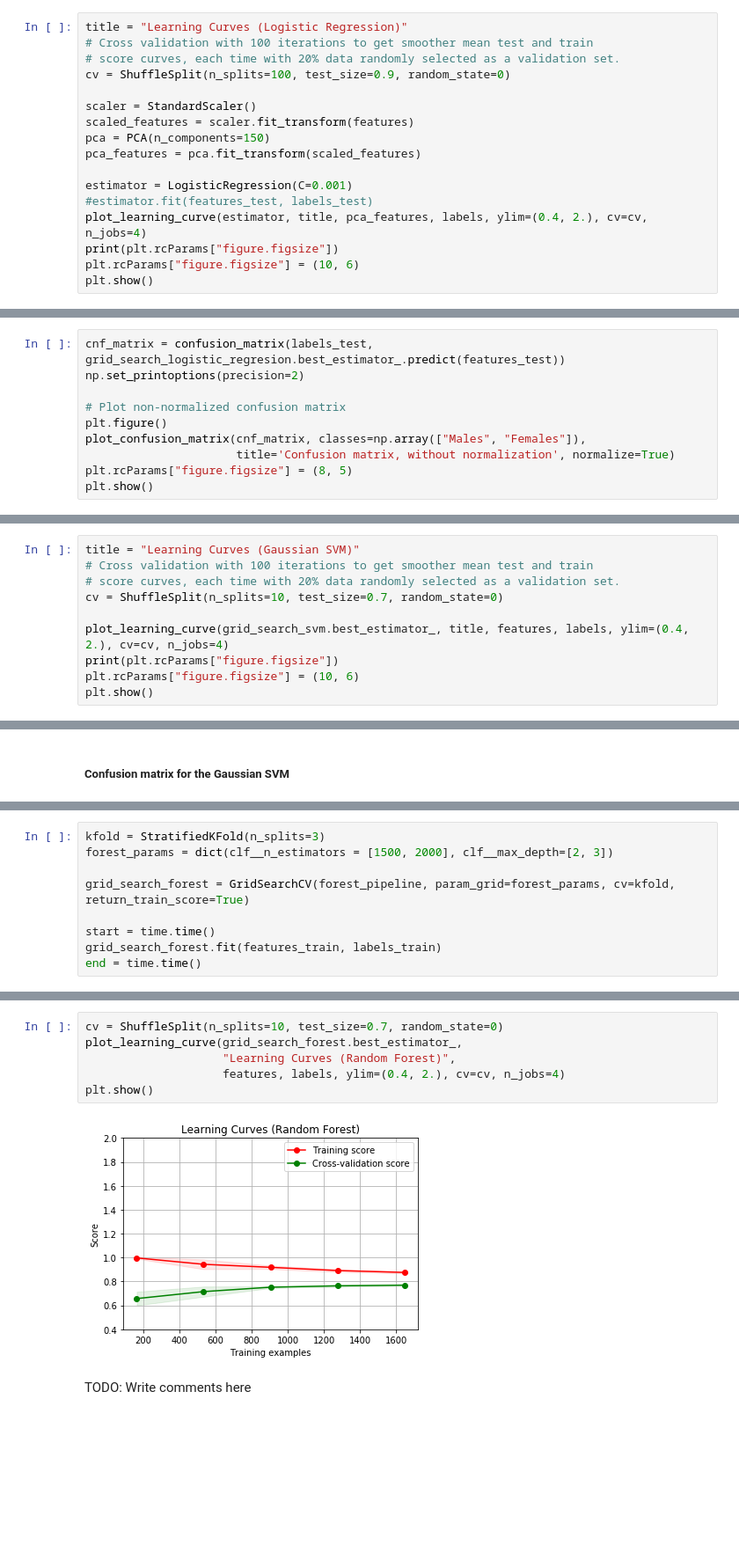
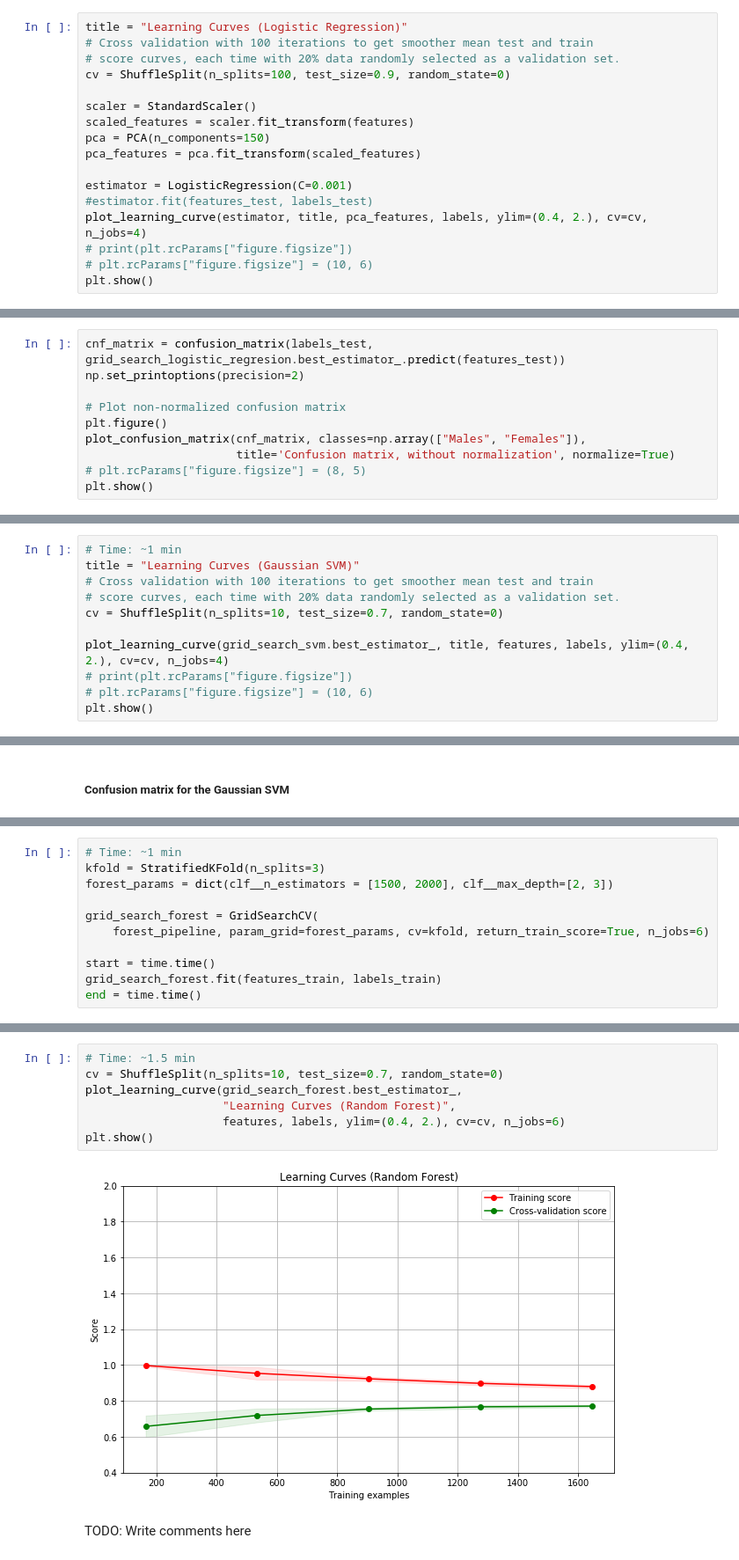
Before and after one commit to dim4o/gender-recognizer, a Jupyter notebook: Gender Classification.ipynb, the cells around one changed output, grey strips where cells are left out. Shown at 88% size. Saved outputs shown, nothing was run; the diff lists cells and outputs as text; blank space fills up the shorter version.

```diff
--- a/Gender Classification.ipynb
+++ b/Gender Classification.ipynb
@@ -727,7 +694,7 @@ pca_features = pca.fit_transform(scaled_features)
 estimator = LogisticRegression(C=0.001)
 #estimator.fit(features_test, labels_test)
 plot_learning_curve(estimator, title, pca_features, labels, ylim=(0.4, 2.), cv=cv, n_jobs=4)
-print(plt.rcParams["figure.figsize"])
-plt.rcParams["figure.figsize"] = (10, 6)
+# print(plt.rcParams["figure.figsize"])
+# plt.rcParams["figure.figsize"] = (10, 6)
 plt.show()
 # %% [output]
@@ -744,6 +711,6 @@ np.set_printoptions(precision=2)
 plt.figure()
 plot_confusion_matrix(cnf_matrix, classes=np.array(["Males", "Females"]),
                       title='Confusion matrix, without normalization', normalize=True)
-plt.rcParams["figure.figsize"] = (8, 5)
+# plt.rcParams["figure.figsize"] = (8, 5)
 plt.show()
 # %% [output]
@@ -905,13 +874,14 @@ roc.show()
 # %% [markdown]
 ##### Learning curve for the Gaussian SVM
 # %%
+# Time: ~1 min
 title = "Learning Curves (Gaussian SVM)"
 # Cross validation with 100 iterations to get smoother mean test and train
 # score curves, each time with 20% data randomly selected as a validation set.
 cv = ShuffleSplit(n_splits=10, test_size=0.7, random_state=0)
 
 plot_learning_curve(grid_search_svm.best_estimator_, title, features, labels, ylim=(0.4, 2.), cv=cv, n_jobs=4)
-print(plt.rcParams["figure.figsize"])
-plt.rcParams["figure.figsize"] = (10, 6)
+# print(plt.rcParams["figure.figsize"])
+# plt.rcParams["figure.figsize"] = (10, 6)
 plt.show()
 # %% [output]
@@ -950,8 +924,10 @@ print(forest_pipeline.score(features_train, labels_train)) # 0.8197916666666667
 # %%
+# Time: ~1 min
 kfold = StratifiedKFold(n_splits=3)
 forest_params = dict(clf__n_estimators = [1500, 2000], clf__max_depth=[2, 3])
 
-grid_search_forest = GridSearchCV(forest_pipeline, param_grid=forest_params, cv=kfold, return_train_score=True)
+grid_search_forest = GridSearchCV(
+    forest_pipeline, param_grid=forest_params, cv=kfold, return_train_score=True, n_jobs=6)
 
 start = time.time()
 grid_search_forest.fit(features_train, labels_train)
@@ -982,11 +958,12 @@ print_grid_search_results(grid_search_forest, splits=3)
 # %%
+# Time: ~1.5 min
 cv = ShuffleSplit(n_splits=10, test_size=0.7, random_state=0)
 plot_learning_curve(grid_search_forest.best_estimator_,
                     "Learning Curves (Random Forest)",
-                    features, labels, ylim=(0.4, 2.), cv=cv, n_jobs=4)
+                    features, labels, ylim=(0.4, 2.), cv=cv, n_jobs=6)
 plt.show()
 # %% [output]
-[figure, old version]
+[figure, new version]
 # %% [markdown]
 TODO: Write comments here
 # %% [markdown]
```
Also changed, not shown: parts of 61 cells of this notebook.
